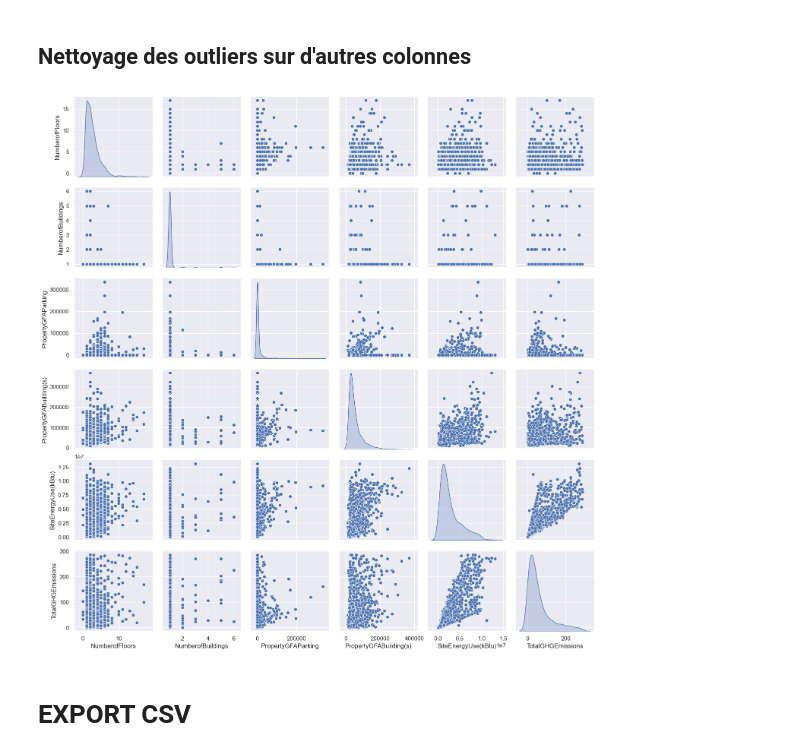
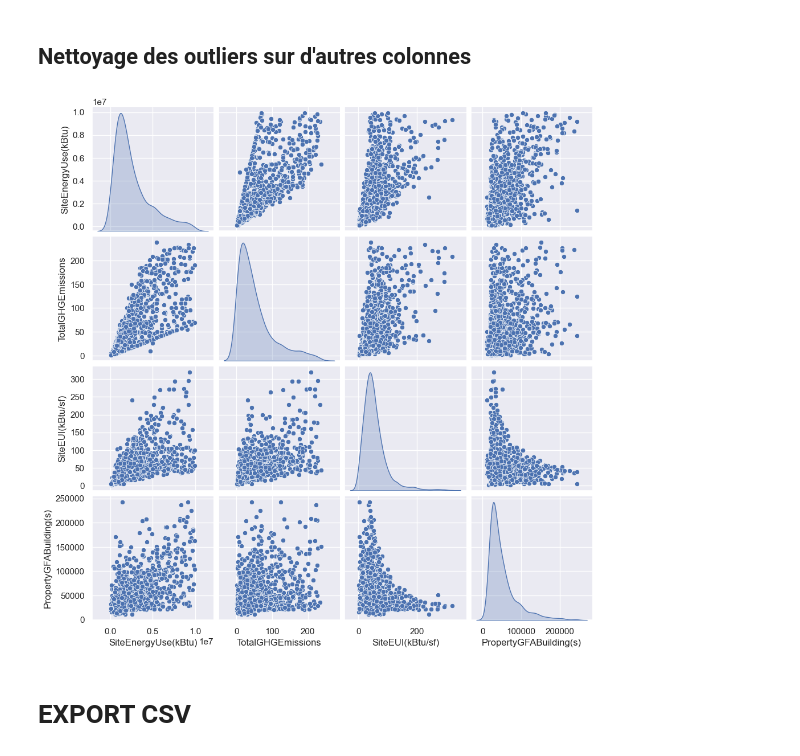
Before and after one commit to ticoraph/PredictDataBuilding, a Jupyter notebook: 1_Analyse_Exploratoire.ipynb, the cells around one changed output. Drawn from its saved outputs; the diff is of its cells as text; code cells hidden in the pictures.

```diff
--- a/1_Analyse_Exploratoire.ipynb
+++ b/1_Analyse_Exploratoire.ipynb
@@ -427,11 +428,12 @@ plt.show()
 # %%
 sns.set_theme()
 # Création du pairplot
-cols = ['NumberofFloors', 'NumberofBuildings', 'PropertyGFAParking', 'PropertyGFABuilding(s)', 'SiteEnergyUse(kBtu)', 'TotalGHGEmissions']
+#cols = ['NumberofFloors', 'NumberofBuildings', 'PropertyGFAParking', 'PropertyGFABuilding(s)', 'SiteEnergyUse(kBtu)', 'TotalGHGEmissions']
+cols = ['SiteEnergyUse(kBtu)', 'TotalGHGEmissions', 'SiteEUI(kBtu/sf)', 'PropertyGFABuilding(s)']
 sns.pairplot(bc[cols], diag_kind="kde", plot_kws={"alpha":1})
 plt.show()
 # %% [output]
-[figure, old version]
+[figure, new version]
 # %% [markdown]
 # EXPORT CSV
 # %%
```
Also changed, not shown: parts of 4 cells of this notebook, 7 other files.
